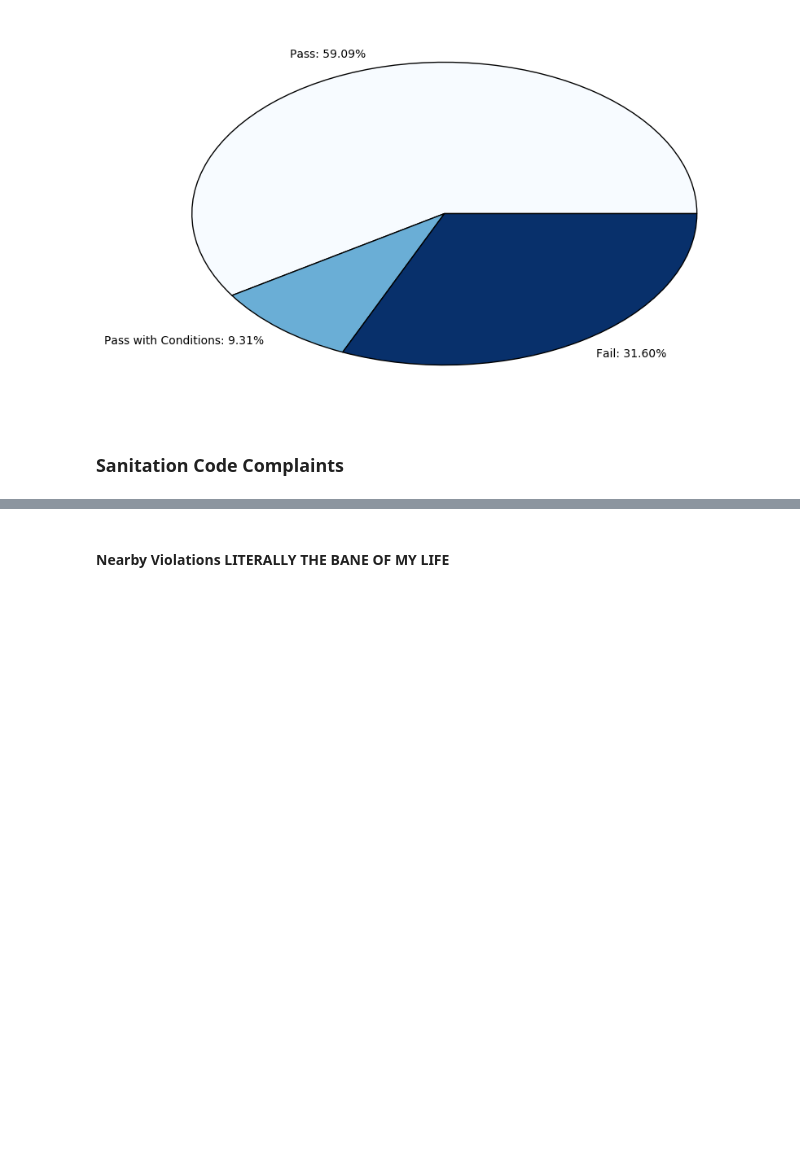
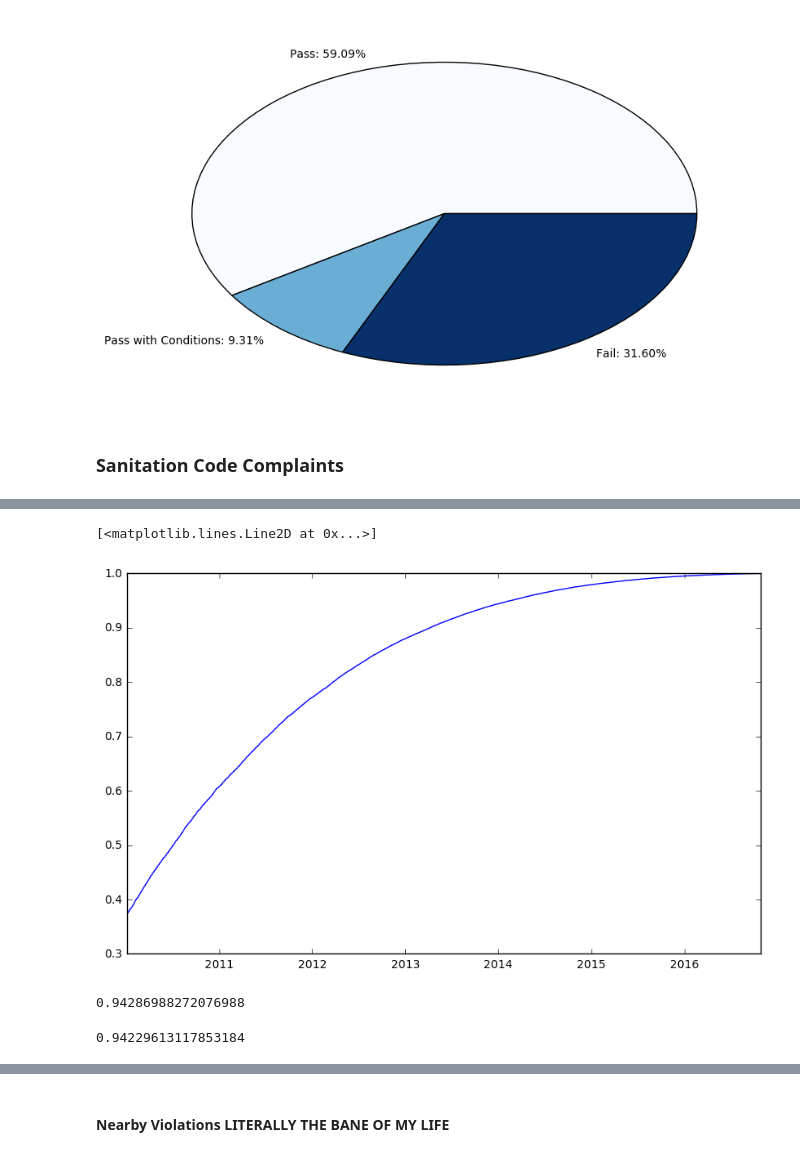
Before and after one commit to thewassermann/inspection_project, a Jupyter notebook: Gil Baseline Model Research.ipynb, the cells around one changed output, grey strips where cells are left out. Drawn from its saved outputs; the diff is of its cells as text; code cells hidden in the pictures; blank space fills up the shorter version.

```diff
--- a/Gil Baseline Model Research.ipynb
+++ b/Gil Baseline Model Research.ipynb
@@ -1076,0 +1122,6 @@ fi3, y3 = clean_and_split(FI, ARMA_model_max, ARMA_model_min, (12, 0), True, vio
+# %%
+dates_exp.index = datetime_helper2(FI['Inspection Date'])
+# %%
+dates_exp = dates_exp.groupby(dates_exp.index).mean()
+# %%
+dates_exp = dates_exp.sort_index(ascending=False)
@@ -1076,0 +1132,5 @@ fi3, y3 = clean_and_split(FI, ARMA_model_max, ARMA_model_min, (12, 0), True, vio
+# %%
+plt.plot(dates_exp)
+# %% [output]
+[<matplotlib.lines.Line2D at 0x...>]
+[figure, added]
@@ -1076,0 +1169,14 @@ fi3, y3 = clean_and_split(FI, ARMA_model_max, ARMA_model_min, (12, 0), True, vio
+# %%
+KFold_Score_Weights(5, fi2.as_matrix(), np.array(y2),
+                    linear_model.LogisticRegression(penalty='l2', solver='newton-cg'),
+                    linear_sample_weights,
+                    metrics.f1_score)
+# %% [output]
+0.94286988272076988
+# %%
+KFold_Score_Weights(5, fi2.as_matrix(), np.array(y2),
+                    linear_model.LogisticRegression(penalty='l2', solver='newton-cg'),
+                    exp_sample_weights,
+                    metrics.f1_score)
+# %% [output]
+0.94229613117853184
```
Also changed, not shown: parts of 18 cells of this notebook, 3 other files.
